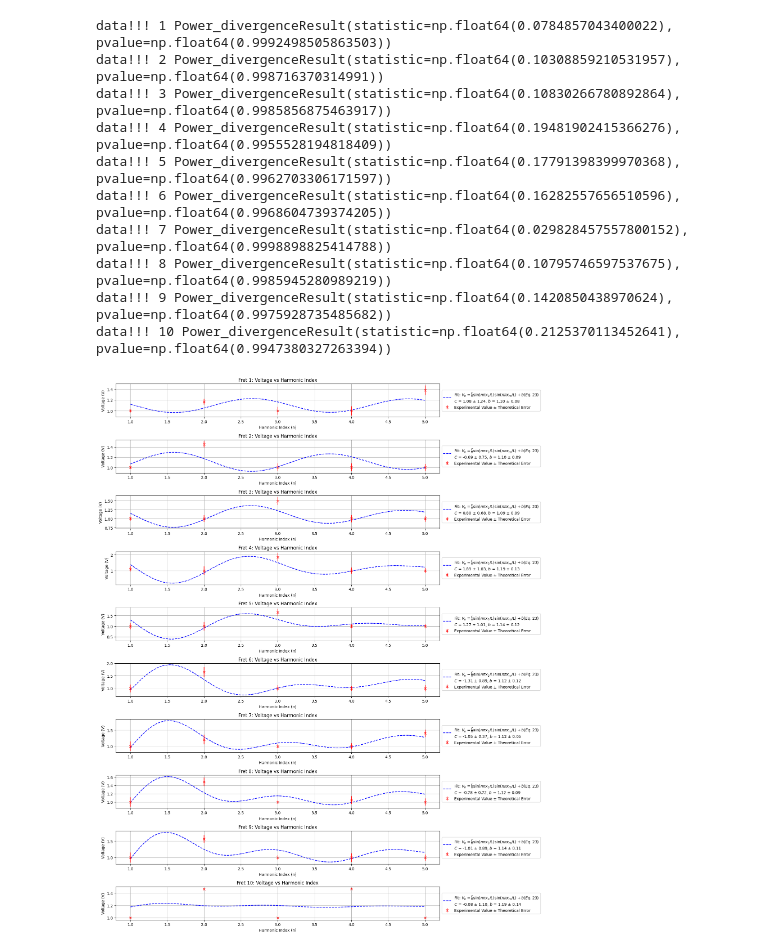
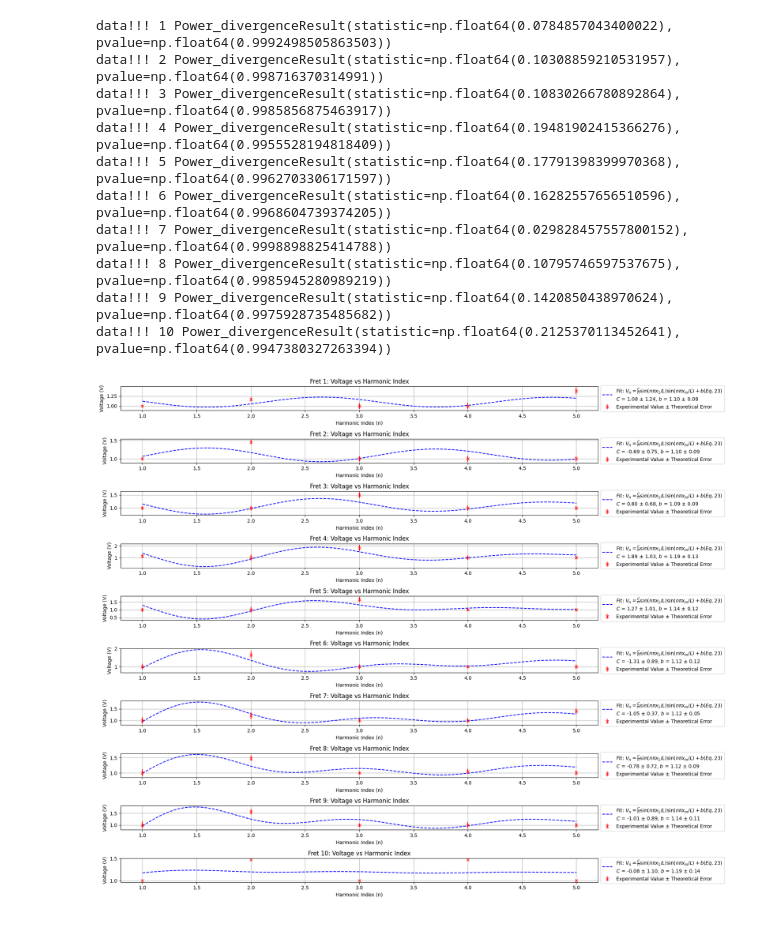
Before and after one commit to Sikimsonik-Yazilimci/Physics-Lab-Research-Project, a Jupyter notebook: Final.ipynb, the cells around one changed output. Drawn from its saved outputs; the diff is of its cells as text; code cells hidden in the pictures.

```diff
--- a/Final.ipynb
+++ b/Final.ipynb
@@ -106,7 +106,7 @@ def plot_fft_all_frets(peak_data):
         axs[row, col].legend()
 
     plt.tight_layout()
-    plt.savefig("Fourier Transform Graph.png")
+    plt.savefig("Fourier_transform.png")
 
 
 def plot_harmonic_intensity_ratio(cleaned_data):
@@ -233,12 +233,12 @@ def plot_harmonic_intensity_ratio(cleaned_data):
 
     plt.tight_layout()
     plt.legend()
-    plt.savefig("Harmonic Intensity Ratio Graph.png")
+    plt.savefig("Intensity_ratio.png")
     plt.show()
 
 
 def plot_voltage_vs_frequency_with_theory(cleaned_data, L=0.653, x_m=0.615, delta_L=0.003, delta_xm=0.002, delta_x1=0.002):
-    fig, axs = plt.subplots(10, 1, figsize=(16, 20))
+    fig, axs = plt.subplots(10, 1, figsize=(18, 15))
     axs = axs.flatten()
     fret_to_x1_cm = {1: 2.5, 2: 6.0, 3: 9.25, 4: 12.5, 5: 15.5,
                      6: 18.3, 7: 21.0, 8: 23.4, 9: 25.6, 10: 28.0}
@@ -317,7 +317,7 @@ def plot_voltage_vs_frequency_with_theory(cleaned_data, L=0.653, x_m=0.615, delt
 
     #ax.set_ylim(top=1)
     plt.tight_layout()
-    plt.savefig("Voltage vs. Frequency.png")
+    plt.savefig("Voltage_vs_frequency.png")
     plt.show()
 
 
@@ -329,31 +329,31 @@ for fret in peak_data:
     print(f"\nFret {fret}:")
     for freq, mag in peak_data[fret]:
         print(f"  Frequency: {freq:.2f} Hz, Magnitude: {mag:.2f} V")'''
 
 cleaned_peak_data = {fret: clean_harmonics(peaks, expected_f0, tolerance) for fret, peaks in peak_data.items()}
 '''
 for fret in cleaned_peak_data:
     print(f"\nCleaned Fret {fret}:")
     for f, m in cleaned_peak_data[fret]:
         print(f"  Frequency: {f:.2f} Hz, Magnitude: {m:.2f} V")'''
 
 plot_harmonic_intensity_ratio(cleaned_peak_data)
 
 delta_L = 0.03
 delta_xm = 0.03
 delta_x1 = 0.03
 plot_voltage_vs_frequency_with_theory(cleaned_peak_data)
 # %% [output]
 [figure]
 [figure]
 data!!! 1 Power_divergenceResult(statistic=np.float64(0.0784857043400022), pvalue=np.float64(0.9992498505863503))
 data!!! 2 Power_divergenceResult(statistic=np.float64(0.10308859210531957), pvalue=np.float64(0.998716370314991))
 data!!! 3 Power_divergenceResult(statistic=np.float64(0.10830266780892864), pvalue=np.float64(0.9985856875463917))
 data!!! 4 Power_divergenceResult(statistic=np.float64(0.19481902415366276), pvalue=np.float64(0.9955528194818409))
 data!!! 5 Power_divergenceResult(statistic=np.float64(0.17791398399970368), pvalue=np.float64(0.9962703306171597))
 data!!! 6 Power_divergenceResult(statistic=np.float64(0.16282557656510596), pvalue=np.float64(0.9968604739374205))
 data!!! 7 Power_divergenceResult(statistic=np.float64(0.029828457557800152), pvalue=np.float64(0.9998898825414788))
 data!!! 8 Power_divergenceResult(statistic=np.float64(0.10795746597537675), pvalue=np.float64(0.9985945280989219))
 data!!! 9 Power_divergenceResult(statistic=np.float64(0.1420850438970624), pvalue=np.float64(0.9975928735485682))
 data!!! 10 Power_divergenceResult(statistic=np.float64(0.2125370113452641), pvalue=np.float64(0.9947380327263394))
-[figure, old version]
+[figure, new version]
```
Also changed, not shown: 1 other file.
